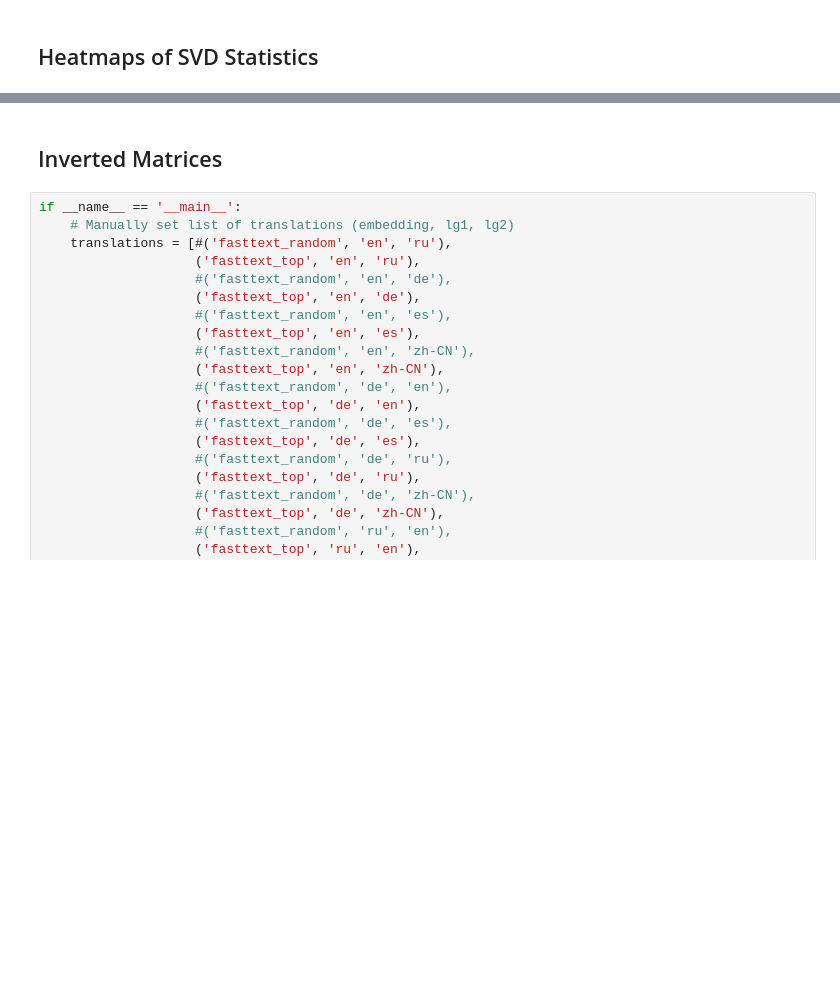
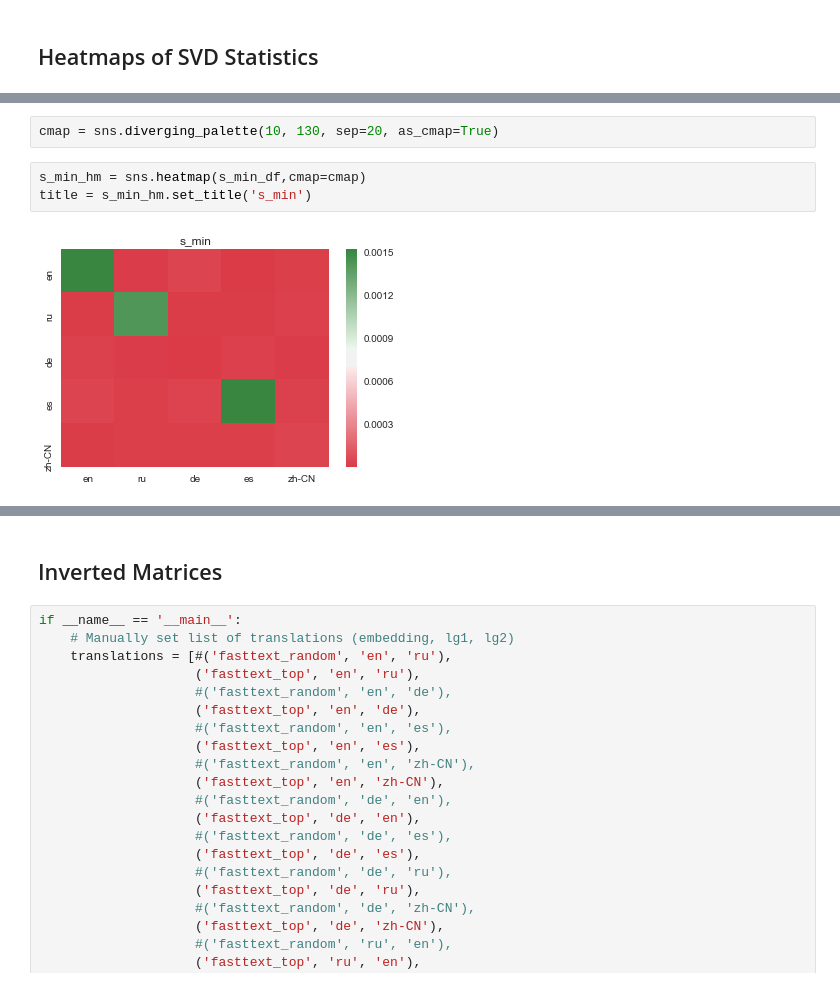
Before and after one commit to mike-tamir/IsomanticsWorkshop, a Jupyter notebook: code/SVD.ipynb, the cells around one changed output, grey strips where cells are left out. Saved outputs shown, nothing was run; the diff lists cells and outputs as text; blank space fills up the shorter version.

Commit message:
Plots in SVD without Normalization or regularization + SVD w/ same normalizer but getting different results.

```diff
--- a/code/SVD.ipynb
+++ b/code/SVD.ipynb
@@ -791,0 +710,7 @@ AttributeError: 'NoneType' object has no attribute 'append'
+# %%
+cmap = sns.diverging_palette(10, 130, sep=20, as_cmap=True)
+# %%
+s_min_hm = sns.heatmap(s_min_df,cmap=cmap)
+title = s_min_hm.set_title('s_min')
+# %% [output]
+[figure, added]
```
Also changed, not shown: parts of 12 cells of this notebook, 1 other file.
